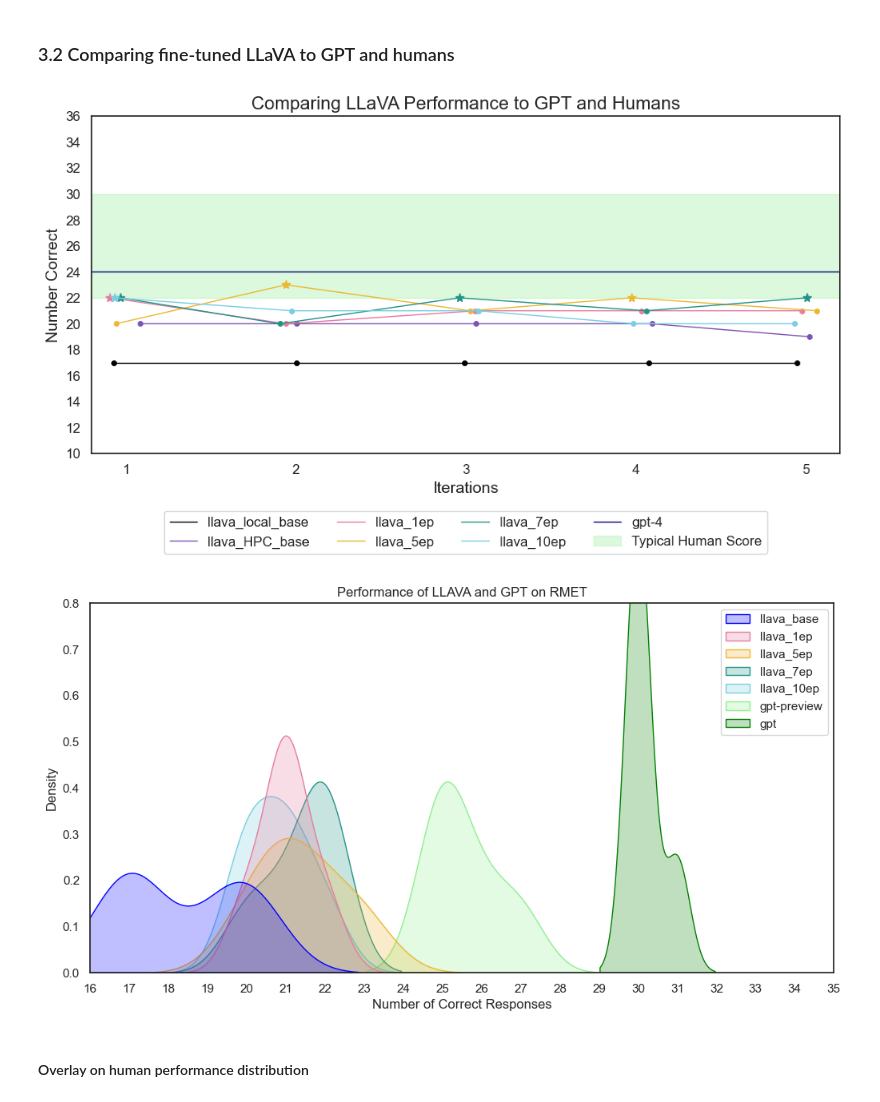
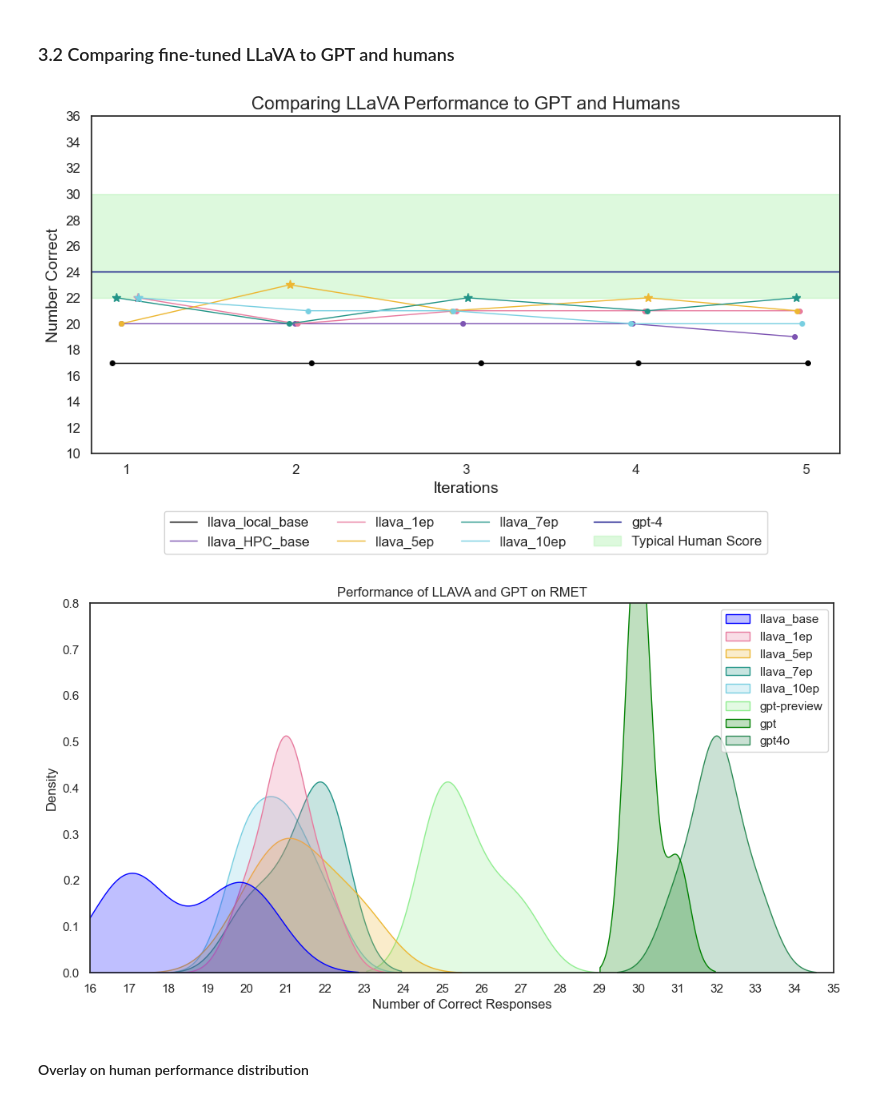
Before and after one commit to bridgetleonard2/Eyes-Mind-Model, a Jupyter notebook: llava_hyak/rmet_analysis.ipynb, the cells around one changed output. Drawn from its saved outputs; the diff is of its cells as text; code cells hidden in the pictures.

Commit message:
add new 4o results

```diff
--- a/llava_hyak/rmet_analysis.ipynb
+++ b/llava_hyak/rmet_analysis.ipynb
@@ -95,6 +95,8 @@ gpt_5 = pd.read_csv('../ai_results/gpt4/turbo_results/gpt-5.txt')
 gpt4o_1 = pd.read_csv('../ai_results/gpt4/4o_results/gpt4o-1.txt')
 gpt4o_2 = pd.read_csv('../ai_results/gpt4/4o_results/gpt4o-2.txt')
 gpt4o_3 = pd.read_csv('../ai_results/gpt4/4o_results/gpt4o-3.txt')
+gpt4o_4 = pd.read_csv('../ai_results/gpt4/4o_results/gpt4o-4.txt')
+gpt4o_5 = pd.read_csv('../ai_results/gpt4/4o_results/gpt4o-5.txt')
 gpt4o_newimages_1 = pd.read_csv('../ai_results/gpt4/4o_results/gpt4o_newimages-1.txt')
 gpt4o_manipulate_1 = pd.read_csv('../ai_results/gpt4/4o_results/gpt4o_manipulate-1.txt')
 
@@ -123,7 +125,8 @@ rmet = pd.concat([llava_local_base_1, llava_local_base_2, llava_local_base_3, ll
                   llava_double_7ep_1, llava_double_7ep_2, llava_double_7ep_3, llava_double_7ep_4, llava_double_7ep_5,
                   llava_double_8ep_1, llava_double_8ep_2, llava_double_8ep_3, llava_double_8ep_4, llava_double_8ep_5,
                   gpt_1, gpt_2, gpt_3, gpt_4, gpt_5,
-                  gpt4o_1, gpt4o_2, gpt4o_3, gpt4o_newimages_1, gpt4o_manipulate_1,
+                  gpt4o_1, gpt4o_2, gpt4o_3, gpt4o_4, gpt4o_5,
+                  gpt4o_newimages_1, gpt4o_manipulate_1,
                   gpt_preview_1, gpt_preview_2, gpt_preview_3, gpt_preview_4, gpt_preview_5,
                   gpt_newimages_1, gpt_newimages_2, gpt_newimages_3, gpt_newimages_4, gpt_newimages_5,
                   gpt_manipulate_1, gpt_manipulate_2, gpt_manipulate_3, gpt_manipulate_4, gpt_manipulate_5], axis=1)
@@ -364,38 +367,40 @@ plt.tight_layout()
 plt.grid(False)
 plt.show()
 # %% [output]
-[figure, old version]
+[figure, new version]
 # %%
 # Set the style to remove grid lines
 sns.set_style("white")
 
 # Create a dataframe with llava local base and HPC base performance
 llava_base = rmet_num_correct[['llava_local_base-1', 'llava_local_base-2', 'llava_local_base-3', 'llava_local_base-4', 'llava_local_base-5', 'llava_HPC_base-1', 'llava_HPC_base-2', 'llava_HPC_base-3', 'llava_HPC_base-4', 'llava_HPC_base-5']]
 llava_1ep = rmet_num_correct[['llava_1ep-1', 'llava_1ep-2', 'llava_1ep-3', 'llava_1ep-4', 'llava_1ep-5']]
 llava_5ep = rmet_num_correct[['llava_5ep-1', 'llava_5ep-2', 'llava_5ep-3', 'llava_5ep-4', 'llava_5ep-5']]
 llava_7ep = rmet_num_correct[['llava_7ep-1', 'llava_7ep-2', 'llava_7ep-3', 'llava_7ep-4', 'llava_7ep-5']]
 llava_10ep = rmet_num_correct[['llava_10ep-1', 'llava_10ep-2', 'llava_10ep-3', 'llava_10ep-4', 'llava_10ep-5']]
 gpt_preview = rmet_num_correct[['gpt_preview-1', 'gpt_preview-2', 'gpt_preview-3', 'gpt_preview-4', 'gpt_preview-5']]
 gpt = rmet_num_correct[['gpt-1', 'gpt-2', 'gpt-3', 'gpt-4', 'gpt-5']]
+gpt4o_performance = rmet_num_correct[['gpt4o-1', 'gpt4o-2', 'gpt4o-3', 'gpt4o-4', 'gpt4o-5']]
 
-performance_data = pd.concat([llava_base, llava_1ep, llava_5ep, llava_7ep, llava_10ep, gpt_preview, gpt], axis=1)
-performance_data.columns = ['llava_base', 'llava_1ep', 'llava_5ep', 'llava_7ep', 'llava_10ep', 'gpt-preview', 'gpt']
+
+performance_data = pd.concat([llava_base, llava_1ep, llava_5ep, llava_7ep, llava_10ep, gpt_preview, gpt, gpt4o_performance], axis=1)
+performance_data.columns = ['llava_base', 'llava_1ep', 'llava_5ep', 'llava_7ep', 'llava_10ep', 'gpt-preview', 'gpt', 'gpt4o']
 
 plt.figure(figsize=(12, 6))
 # sns.histplot(performance_data, palette=['blue', 'green'], bins=30, stat="count", label='Histogram')
-sns.kdeplot(data=performance_data, fill=True, common_norm=False, palette=['blue', '#e87b9f', '#edb732', '#229487', '#78cfe1', 'lightgreen', 'green'])
+sns.kdeplot(data=performance_data, fill=True, common_norm=False, palette=['blue', '#e87b9f', '#edb732', '#229487', '#78cfe1', 'lightgreen', 'green', 'seagreen'])
 
 plt.gca().set_facecolor((1, 1, 1, 0))
 
 plt.xlim([16,35])
 plt.ylim([0, 0.8])
 plt.xticks(range(16, 36))
 plt.xlabel('Number of Correct Responses')
 plt.title('Performance of LLAVA and GPT on RMET')
 
 plt.savefig('output/finetune_dist.png', transparent=True, bbox_inches='tight')  # Save as PNG
 # %% [output]
-[figure, old version]
+[figure, new version]
 # %% [markdown]
 #### Overlay on human performance distribution
 # %%
```
Also changed, not shown: parts of 21 cells of this notebook, 12 other files.
